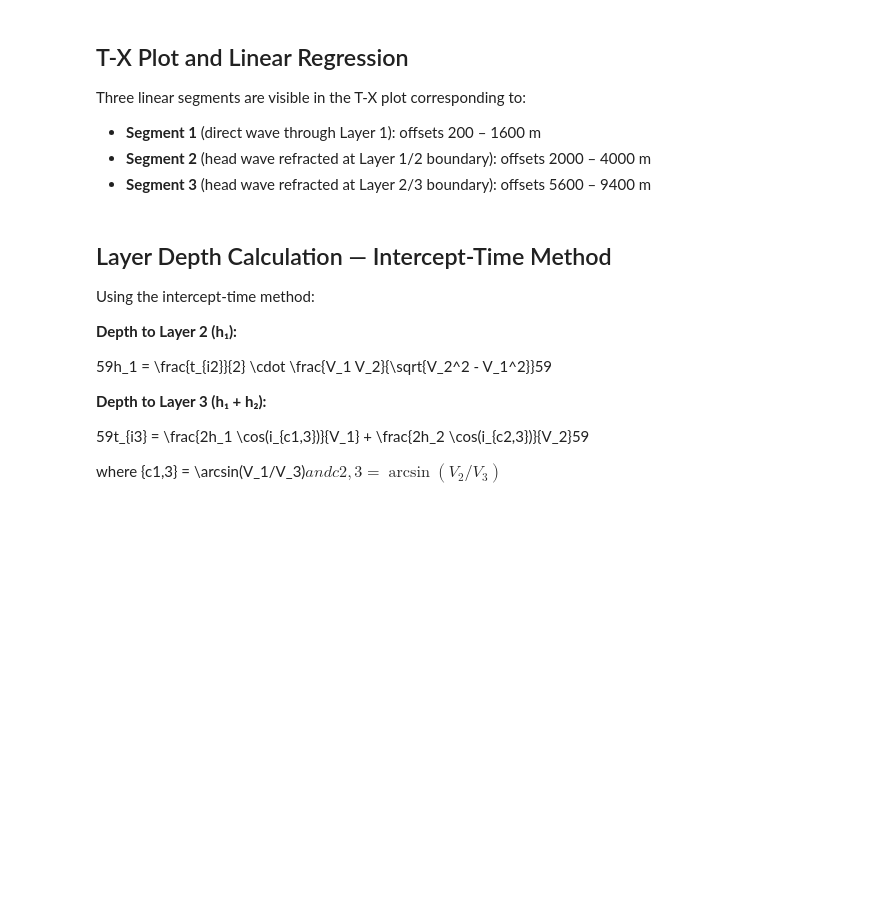
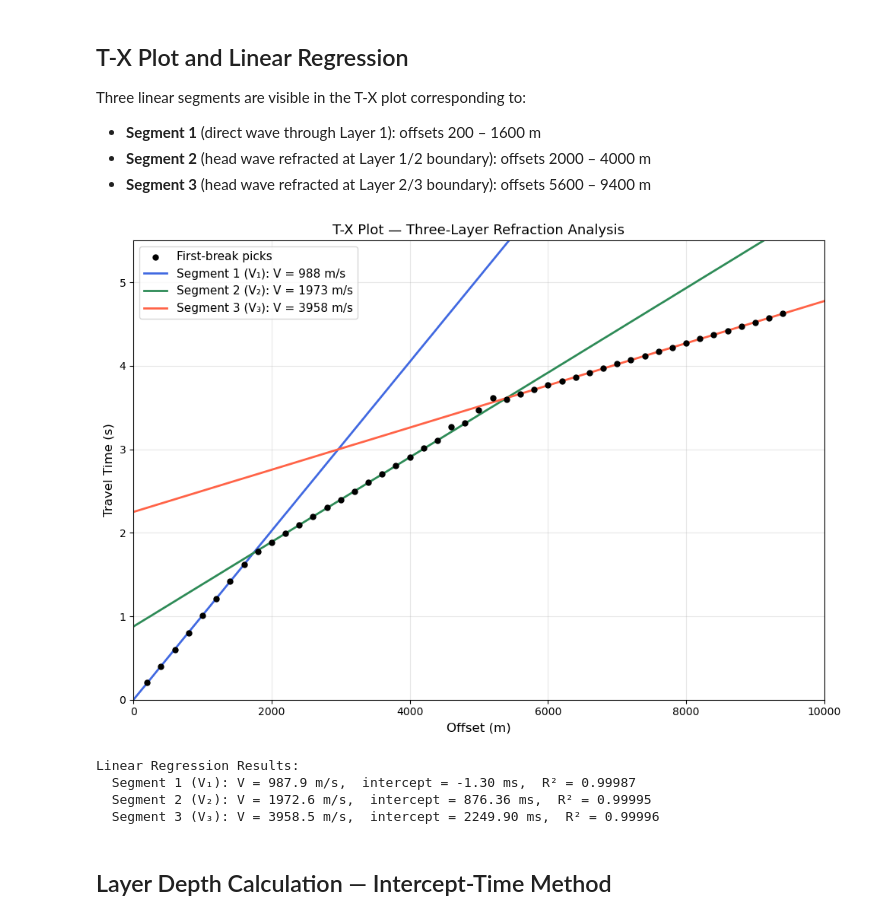
Before and after one commit to lillian-hanson/gpgn-318-328-notebooks, a Jupyter notebook: Labs/seismic/lab06/Refraction_Traveltime_Analysis_THREE_LAYER.ipynb, the cells around one changed output. Cells and saved outputs as stored; diff of their text form; code cells hidden in the pictures; blank space fills up the shorter version.

```diff
--- a/Labs/seismic/lab06/Refraction_Traveltime_Analysis_THREE_LAYER.ipynb
+++ b/Labs/seismic/lab06/Refraction_Traveltime_Analysis_THREE_LAYER.ipynb
@@ -85,49 +109,42 @@ seg3 = (picks_offset >= 5600)
 segment_labels  = ['Segment 1 (V₁)', 'Segment 2 (V₂)', 'Segment 3 (V₃)']
 segment_colors  = ['royalblue', 'seagreen', 'tomato']
 segment_masks   = [seg1, seg2, seg3]
 
 results = {}
 fig, ax = plt.subplots(figsize=(10, 7))
 ax.scatter(picks_offset, picks_time_s, color='black', s=25, zorder=5, label='First-break picks')
 
 for mask, label, color in zip(segment_masks, segment_labels, segment_colors):
     x = picks_offset[mask]
     t = picks_time_s[mask]
     slope, intercept, r, _, _ = stats.linregress(x, t)
     velocity = 1.0 / slope
     results[label] = {'slope': slope, 'intercept': intercept, 'V': velocity, 'R2': r**2}
     x_line = np.array([0, 10000])
     ax.plot(x_line, slope * x_line + intercept, color=color, lw=2,
             label=f"{label}: V = {velocity:.0f} m/s")
 
 ax.set_xlabel('Offset (m)', fontsize=12)
 ax.set_ylabel('Travel Time (s)', fontsize=12)
 ax.set_title('T-X Plot — Three-Layer Refraction Analysis', fontsize=13)
 ax.set_xlim(0, 10000)
 ax.set_ylim(0, 5.5)
 ax.legend(fontsize=11)
 ax.grid(True, alpha=0.3)
 plt.tight_layout()
 plt.show()
 
-print("
-Linear Regression Results:")
+print("Linear Regression Results:")
 for label, res in results.items():
     print(f"  {label}: V = {res['V']:.1f} m/s,  intercept = {res['intercept']*1000:.2f} ms,  R² = {res['R2']:.5f}")
+# %% [output]
+[figure, added]
+Linear Regression Results:
+  Segment 1 (V₁): V = 987.9 m/s,  intercept = -1.30 ms,  R² = 0.99987
+  Segment 2 (V₂): V = 1972.6 m/s,  intercept = 876.36 ms,  R² = 0.99995
+  Segment 3 (V₃): V = 3958.5 m/s,  intercept = 2249.90 ms,  R² = 0.99996
-# %% [markdown]
-## Layer Depth Calculation — Intercept-Time Method
-
-Using the intercept-time method:
-
-**Depth to Layer 2 (h₁):**
-
-59h_1 = \frac{t_{i2}}{2} \cdot \frac{V_1 V_2}{\sqrt{V_2^2 - V_1^2}}59
-
-**Depth to Layer 3 (h₁ + h₂):**
-
-59t_{i3} = \frac{2h_1 \cos(i_{c1,3})}{V_1} + \frac{2h_2 \cos(i_{c2,3})}{V_2}59
-
-where {c1,3} = \arcsin(V_1/V_3)$ and {c2,3} = \arcsin(V_2/V_3)$
+# %% [markdown]
+## Layer Depth Calculation — Intercept-Time Method
 # %%
 V1  = results['Segment 1 (V₁)']['V']
 V2  = results['Segment 2 (V₂)']['V']
```
Also changed, not shown: parts of 4 cells of this notebook.
